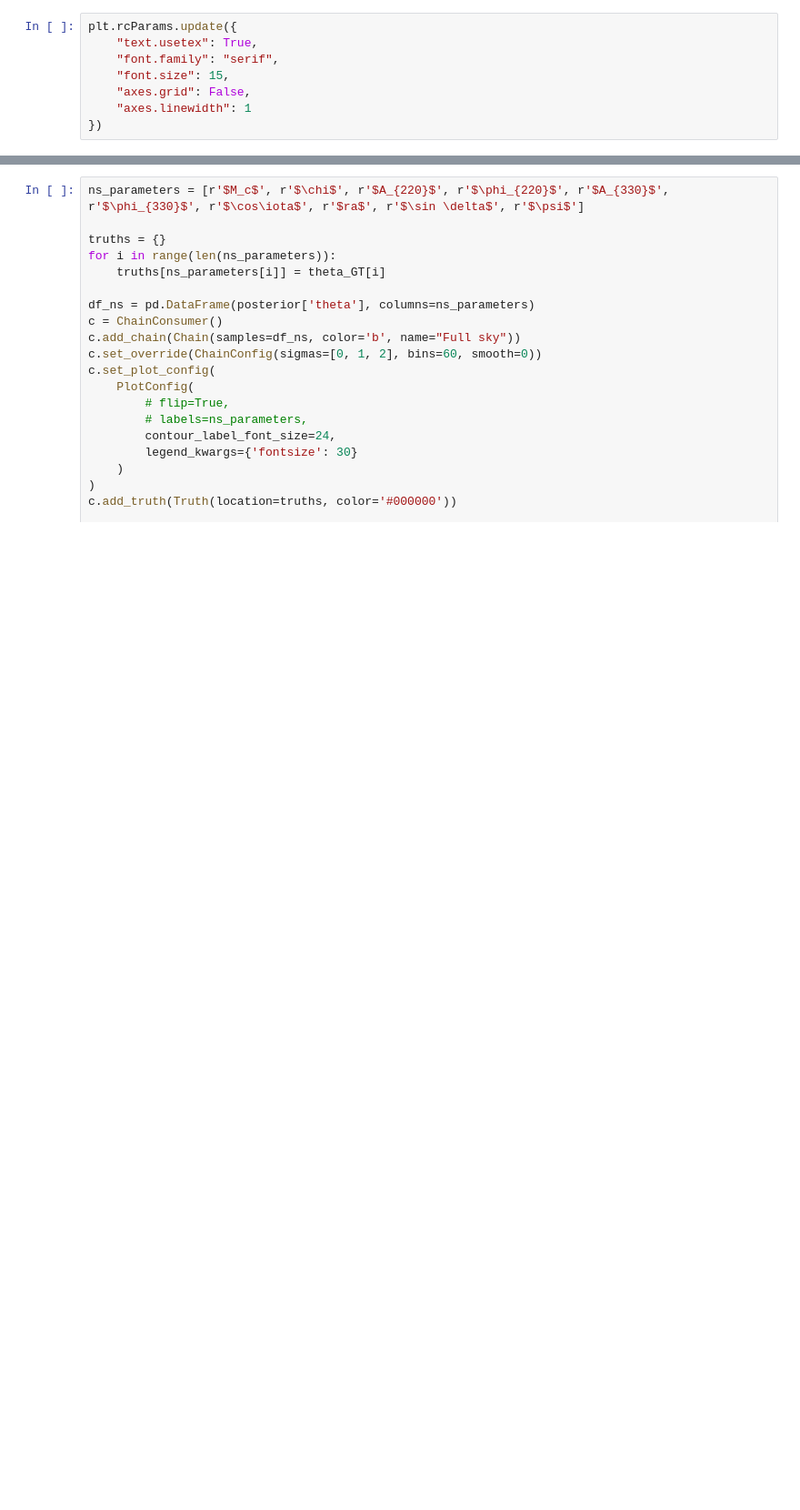
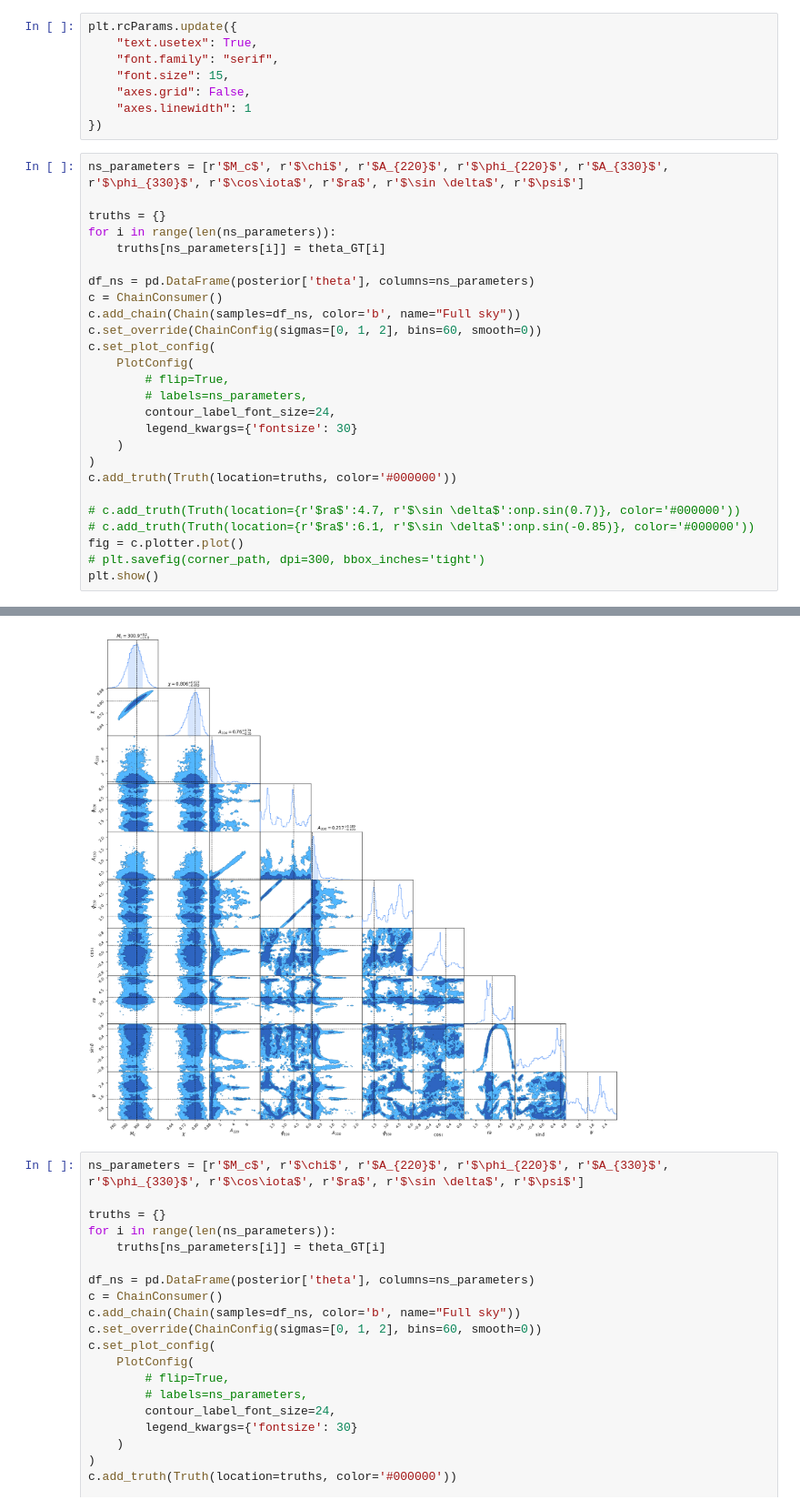
Before and after one commit to kallolD/skyRing, a Jupyter notebook: examples/simulations_220_330/noiseless-sim-full-sky.ipynb, the cells around one changed output, grey strips where cells are left out. Shown at 91% size. Cells and saved outputs as stored; diff of their text form; blank space fills up the shorter version.

```diff
--- a/examples/simulations_220_330/noiseless-sim-full-sky.ipynb
+++ b/examples/simulations_220_330/noiseless-sim-full-sky.ipynb
@@ -203,3 +203,30 @@ plt.rcParams.update({
     "axes.grid": False,
     "axes.linewidth": 1
 })
+# %%
+ns_parameters = [r'$M_c$', r'$\chi$', r'$A_{220}$', r'$\phi_{220}$', r'$A_{330}$', r'$\phi_{330}$', r'$\cos\iota$', r'$ra$', r'$\sin \delta$', r'$\psi$']
+
+truths = {}
+for i in range(len(ns_parameters)):
+    truths[ns_parameters[i]] = theta_GT[i]
+
+df_ns = pd.DataFrame(posterior['theta'], columns=ns_parameters)
+c = ChainConsumer()
+c.add_chain(Chain(samples=df_ns, color='b', name="Full sky"))
+c.set_override(ChainConfig(sigmas=[0, 1, 2], bins=60, smooth=0))
+c.set_plot_config(
+    PlotConfig(
+        # flip=True,
+        # labels=ns_parameters,
+        contour_label_font_size=24,
+        legend_kwargs={'fontsize': 30}
+    )
+)
+c.add_truth(Truth(location=truths, color='#000000'))
+
+# c.add_truth(Truth(location={r'$ra$':4.7, r'$\sin \delta$':onp.sin(0.7)}, color='#000000'))
+# c.add_truth(Truth(location={r'$ra$':6.1, r'$\sin \delta$':onp.sin(-0.85)}, color='#000000'))
+fig = c.plotter.plot()
+# plt.savefig(corner_path, dpi=300, bbox_inches='tight')
+plt.show()
+# %% [output]
@@ -206,3 +239,4 @@ plt.rcParams.update({
+[figure, added]
 # %%
 ns_parameters = [r'$M_c$', r'$\chi$', r'$A_{220}$', r'$\phi_{220}$', r'$A_{330}$', r'$\phi_{330}$', r'$\cos\iota$', r'$ra$', r'$\sin \delta$', r'$\psi$']
 
```
Also changed, not shown: parts of 6 cells of this notebook, 6 other files.
